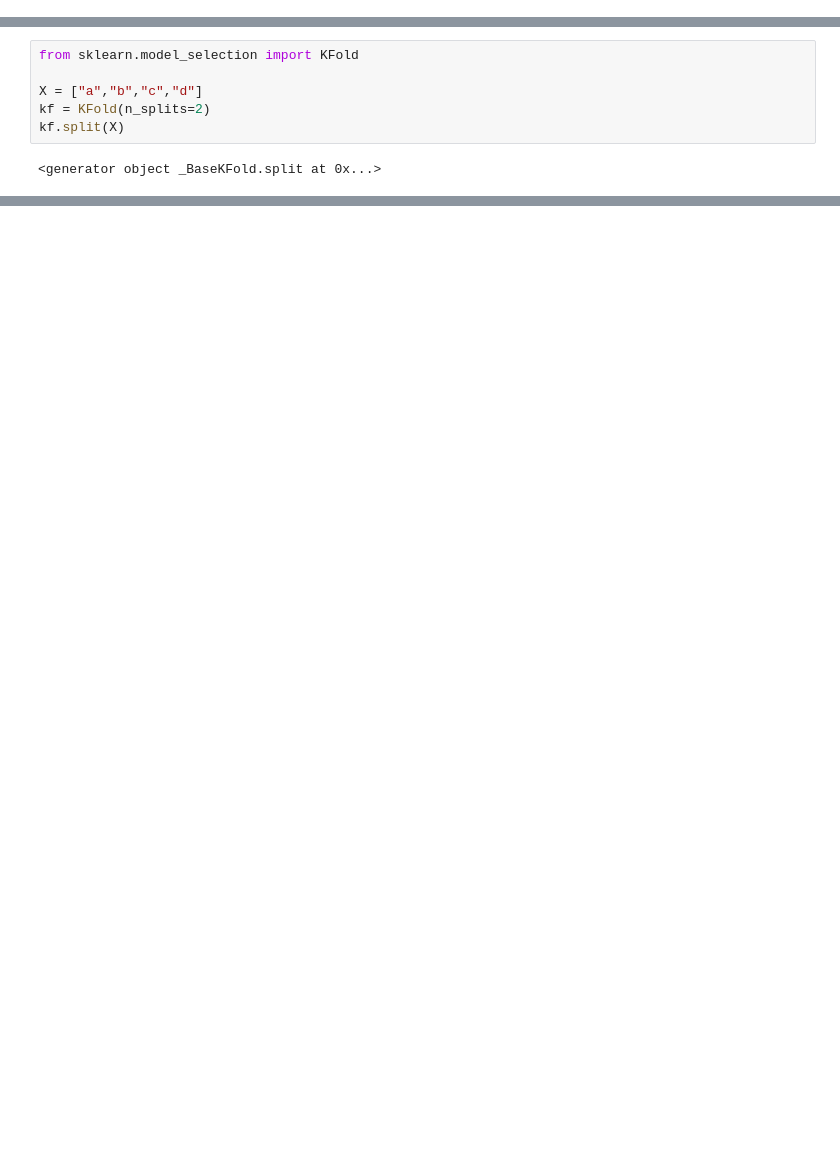
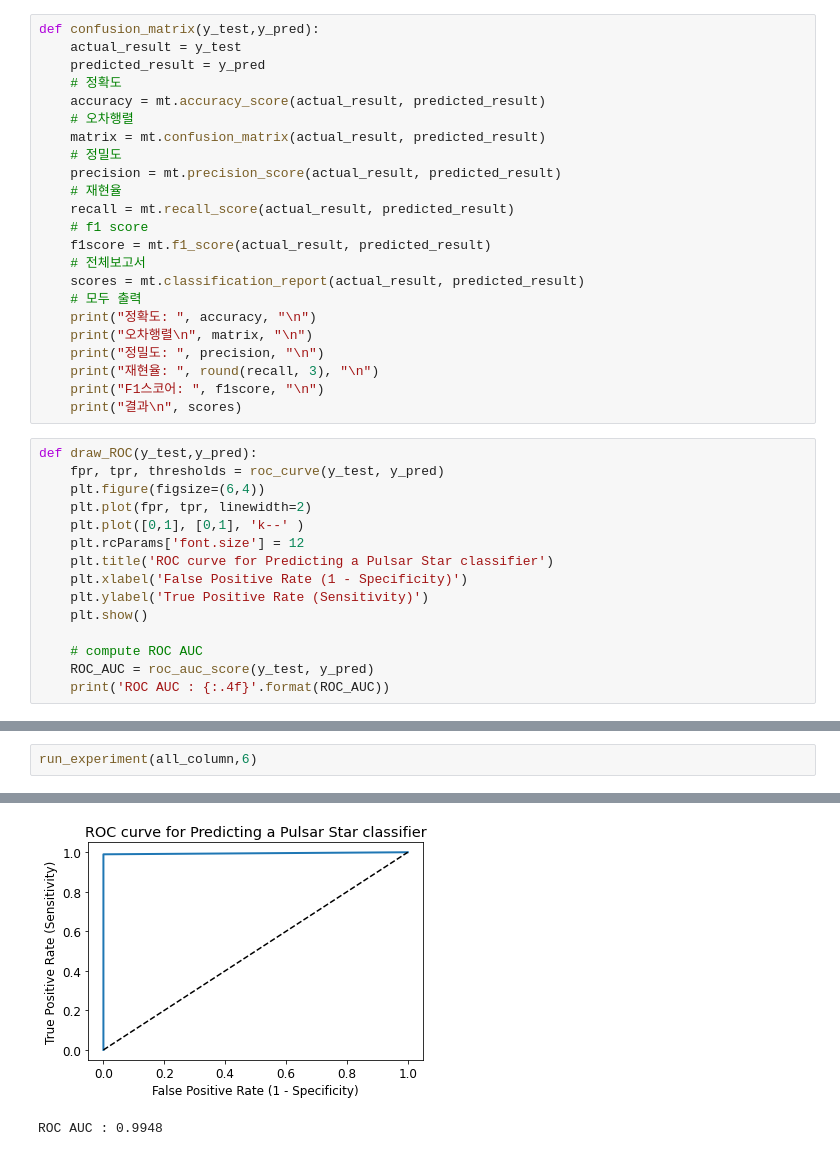
Before and after one commit to blueginah/DrivingHelper, a Jupyter notebook: implementSVM.ipynb, the cells around one changed output, grey strips where cells are left out. Saved outputs shown, nothing was run; the diff lists cells and outputs as text; blank space fills up the shorter version.

```diff
--- a/implementSVM.ipynb
+++ b/implementSVM.ipynb
@@ -51,0 +102,38 @@ for curve_num in range(0,6):
+# %%
+def confusion_matrix(y_test,y_pred):
+    actual_result = y_test
+    predicted_result = y_pred
+    # 정확도
+    accuracy = mt.accuracy_score(actual_result, predicted_result)
+    # 오차행렬
+    matrix = mt.confusion_matrix(actual_result, predicted_result)
+    # 정밀도
+    precision = mt.precision_score(actual_result, predicted_result)
+    # 재현율
+    recall = mt.recall_score(actual_result, predicted_result)
+    # f1 score
+    f1score = mt.f1_score(actual_result, predicted_result)
+    # 전체보고서
+    scores = mt.classification_report(actual_result, predicted_result)
+    # 모두 출력
+    print("정확도: ", accuracy, "\n")
+    print("오차행렬\n", matrix, "\n")
+    print("정밀도: ", precision, "\n")
+    print("재현율: ", round(recall, 3), "\n")
+    print("F1스코어: ", f1score, "\n")
+    print("결과\n", scores)
+# %%
+def draw_ROC(y_test,y_pred):
+    fpr, tpr, thresholds = roc_curve(y_test, y_pred)
+    plt.figure(figsize=(6,4))
+    plt.plot(fpr, tpr, linewidth=2)
+    plt.plot([0,1], [0,1], 'k--' )
+    plt.rcParams['font.size'] = 12
+    plt.title('ROC curve for Predicting a Pulsar Star classifier')
+    plt.xlabel('False Positive Rate (1 - Specificity)')
+    plt.ylabel('True Positive Rate (Sensitivity)')
+    plt.show()
+
+    # compute ROC AUC
+    ROC_AUC = roc_auc_score(y_test, y_pred)
+    print('ROC AUC : {:.4f}'.format(ROC_AUC))
@@ -297,8 +198,3 @@ weighted avg       1.00      1.00      1.00       559
-# %%
-from sklearn.model_selection import KFold
-
-X = ["a","b","c","d"]
-kf = KFold(n_splits=2)
-kf.split(X)
-# %% [output]
-<generator object _BaseKFold.split at 0x...>
+# %%
+run_experiment(all_column,6)
+# %% [output]
@@ -304,0 +218,2 @@ kf.split(X)
+[figure, added]
+ROC AUC : 0.9948
```
Also changed, not shown: parts of 22 cells of this notebook, 10 other files.
